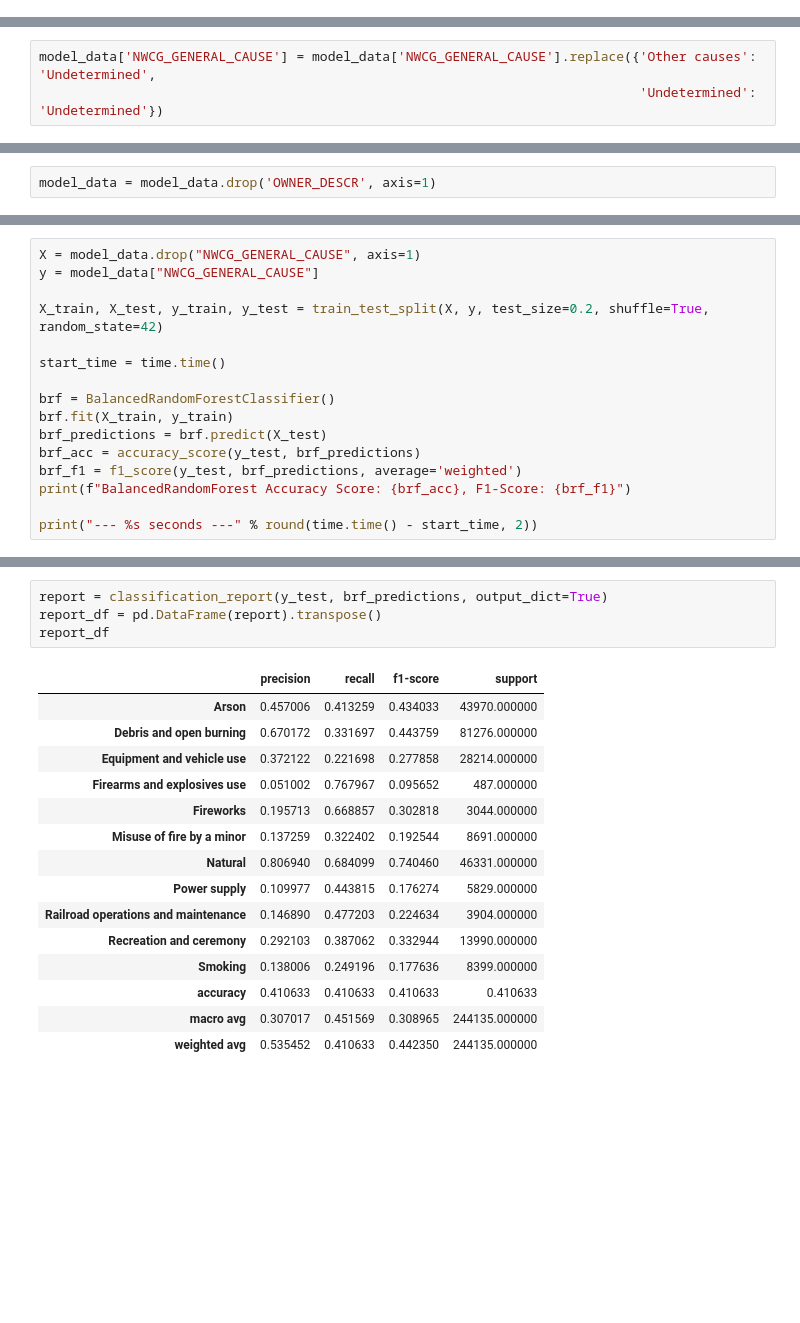
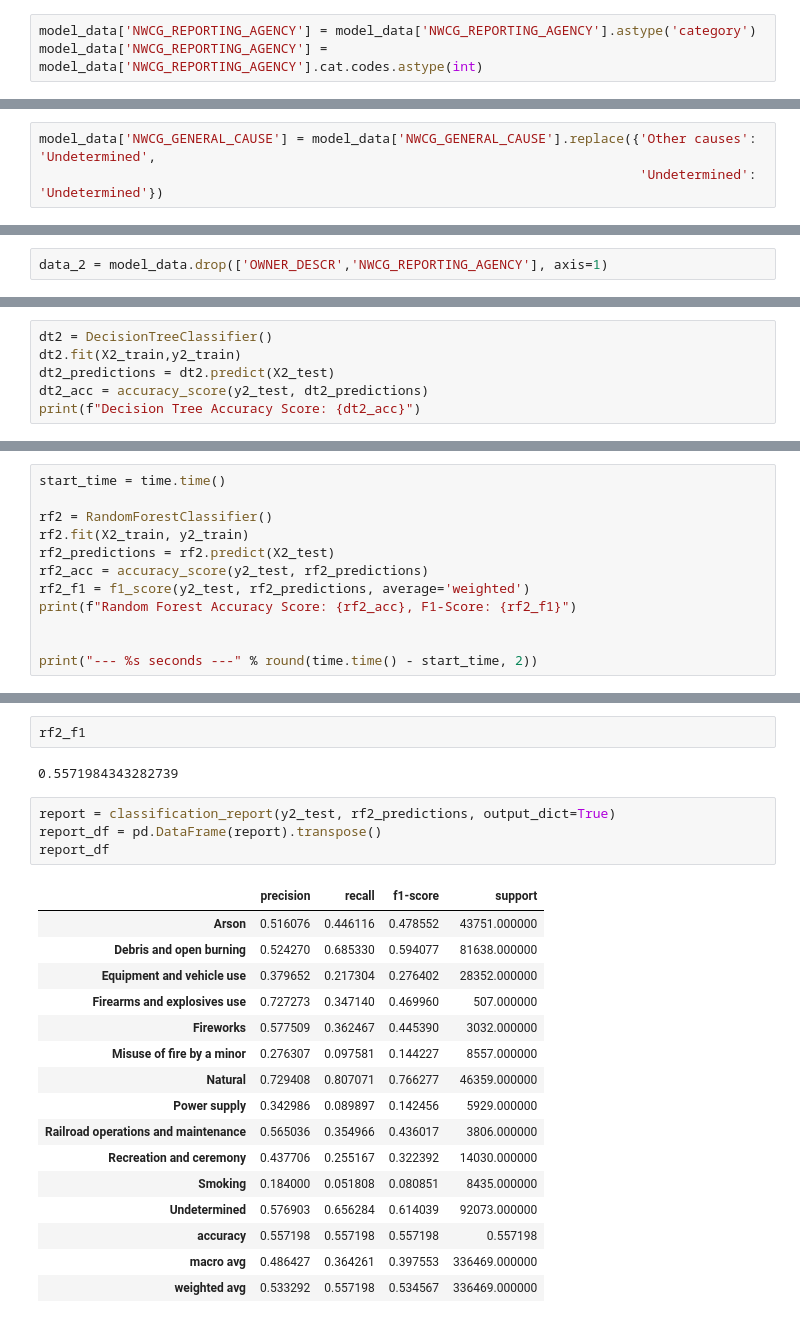
Before and after one commit to AnaCahet/first-group-project, a Jupyter notebook: Working files/RandomForest2.ipynb, the cells around one changed output, grey strips where cells are left out. Cells and saved outputs as stored; diff of their text form; blank space fills up the shorter version.

```diff
--- a/Working files/RandomForest2.ipynb
+++ b/Working files/RandomForest2.ipynb
@@ -107,3 +79,6 @@ model_data = model_data.drop('NWCG_REPORTING_AGENCY', axis=1)
+# %%
+model_data['NWCG_REPORTING_AGENCY'] = model_data['NWCG_REPORTING_AGENCY'].astype('category')
+model_data['NWCG_REPORTING_AGENCY'] = model_data['NWCG_REPORTING_AGENCY'].cat.codes.astype(int)
 # %%
 model_data['OWNER_DESCR'] = model_data['OWNER_DESCR'].astype('category')
 model_data['OWNER_DESCR'] = model_data['OWNER_DESCR'].cat.codes.astype(int)
@@ -117,2 +184,2 @@ data with OWNER_DESCR, NWCG_REPORTING_AGENCY and Undetermined removed
 # %%
-model_data = model_data.drop('OWNER_DESCR', axis=1)
+data_2 = model_data.drop(['OWNER_DESCR','NWCG_REPORTING_AGENCY'], axis=1)
@@ -126,0 +192,6 @@ X_train, X_test, y_train, y_test = train_test_split(X, y, test_size=0.2, shuffle
+# %%
+dt2 = DecisionTreeClassifier()
+dt2.fit(X2_train,y2_train)
+dt2_predictions = dt2.predict(X2_test)
+dt2_acc = accuracy_score(y2_test, dt2_predictions)
+print(f"Decision Tree Accuracy Score: {dt2_acc}")
@@ -127,17 +200,13 @@ X_train, X_test, y_train, y_test = train_test_split(X, y, test_size=0.2, shuffle
 # %%
-X = model_data.drop("NWCG_GENERAL_CAUSE", axis=1)
-y = model_data["NWCG_GENERAL_CAUSE"]
-
-X_train, X_test, y_train, y_test = train_test_split(X, y, test_size=0.2, shuffle=True, random_state=42)
-
 start_time = time.time()
 
-brf = BalancedRandomForestClassifier()
-brf.fit(X_train, y_train)
-brf_predictions = brf.predict(X_test)
-brf_acc = accuracy_score(y_test, brf_predictions)
-brf_f1 = f1_score(y_test, brf_predictions, average='weighted')
-print(f"BalancedRandomForest Accuracy Score: {brf_acc}, F1-Score: {brf_f1}")
+rf2 = RandomForestClassifier()
+rf2.fit(X2_train, y2_train)
+rf2_predictions = rf2.predict(X2_test)
+rf2_acc = accuracy_score(y2_test, rf2_predictions)
+rf2_f1 = f1_score(y2_test, rf2_predictions, average='weighted')
+print(f"Random Forest Accuracy Score: {rf2_acc}, F1-Score: {rf2_f1}")
+
 
 print("--- %s seconds ---" % round(time.time() - start_time, 2))
 # %% [output]
@@ -146,21 +218,26 @@ BalancedRandomForest Accuracy Score: 0.4106334609949413, F1-Score: 0.44235013539
+# %%
+rf2_f1
+# %% [output]
+0.5571984343282739
 # %%
-report = classification_report(y_test, brf_predictions, output_dict=True)
+report = classification_report(y2_test, rf2_predictions, output_dict=True)
 report_df = pd.DataFrame(report).transpose()
 report_df
 # %% [output]
 |  | precision | recall | f1-score | support |
-| Arson | 0.457006 | 0.413259 | 0.434033 | 43970.000000 |
-| Debris and open burning | 0.670172 | 0.331697 | 0.443759 | 81276.000000 |
-| Equipment and vehicle use | 0.372122 | 0.221698 | 0.277858 | 28214.000000 |
-| Firearms and explosives use | 0.051002 | 0.767967 | 0.095652 | 487.000000 |
-| Fireworks | 0.195713 | 0.668857 | 0.302818 | 3044.000000 |
-| Misuse of fire by a minor | 0.137259 | 0.322402 | 0.192544 | 8691.000000 |
-| Natural | 0.806940 | 0.684099 | 0.740460 | 46331.000000 |
-| Power supply | 0.109977 | 0.443815 | 0.176274 | 5829.000000 |
-| Railroad operations and maintenance | 0.146890 | 0.477203 | 0.224634 | 3904.000000 |
-| Recreation and ceremony | 0.292103 | 0.387062 | 0.332944 | 13990.000000 |
-| Smoking | 0.138006 | 0.249196 | 0.177636 | 8399.000000 |
-| accuracy | 0.410633 | 0.410633 | 0.410633 | 0.410633 |
-| macro avg | 0.307017 | 0.451569 | 0.308965 | 244135.000000 |
-| weighted avg | 0.535452 | 0.410633 | 0.442350 | 244135.000000 |
+| Arson | 0.516076 | 0.446116 | 0.478552 | 43751.000000 |
+| Debris and open burning | 0.524270 | 0.685330 | 0.594077 | 81638.000000 |
+| Equipment and vehicle use | 0.379652 | 0.217304 | 0.276402 | 28352.000000 |
+| Firearms and explosives use | 0.727273 | 0.347140 | 0.469960 | 507.000000 |
+| Fireworks | 0.577509 | 0.362467 | 0.445390 | 3032.000000 |
+| Misuse of fire by a minor | 0.276307 | 0.097581 | 0.144227 | 8557.000000 |
+| Natural | 0.729408 | 0.807071 | 0.766277 | 46359.000000 |
+| Power supply | 0.342986 | 0.089897 | 0.142456 | 5929.000000 |
+| Railroad operations and maintenance | 0.565036 | 0.354966 | 0.436017 | 3806.000000 |
+| Recreation and ceremony | 0.437706 | 0.255167 | 0.322392 | 14030.000000 |
+| Smoking | 0.184000 | 0.051808 | 0.080851 | 8435.000000 |
+| Undetermined | 0.576903 | 0.656284 | 0.614039 | 92073.000000 |
+| accuracy | 0.557198 | 0.557198 | 0.557198 | 0.557198 |
+| macro avg | 0.486427 | 0.364261 | 0.397553 | 336469.000000 |
+| weighted avg | 0.533292 | 0.557198 | 0.534567 | 336469.000000 |
 # %%
```
Also changed, not shown: parts of 83 cells of this notebook, 3 other files.
